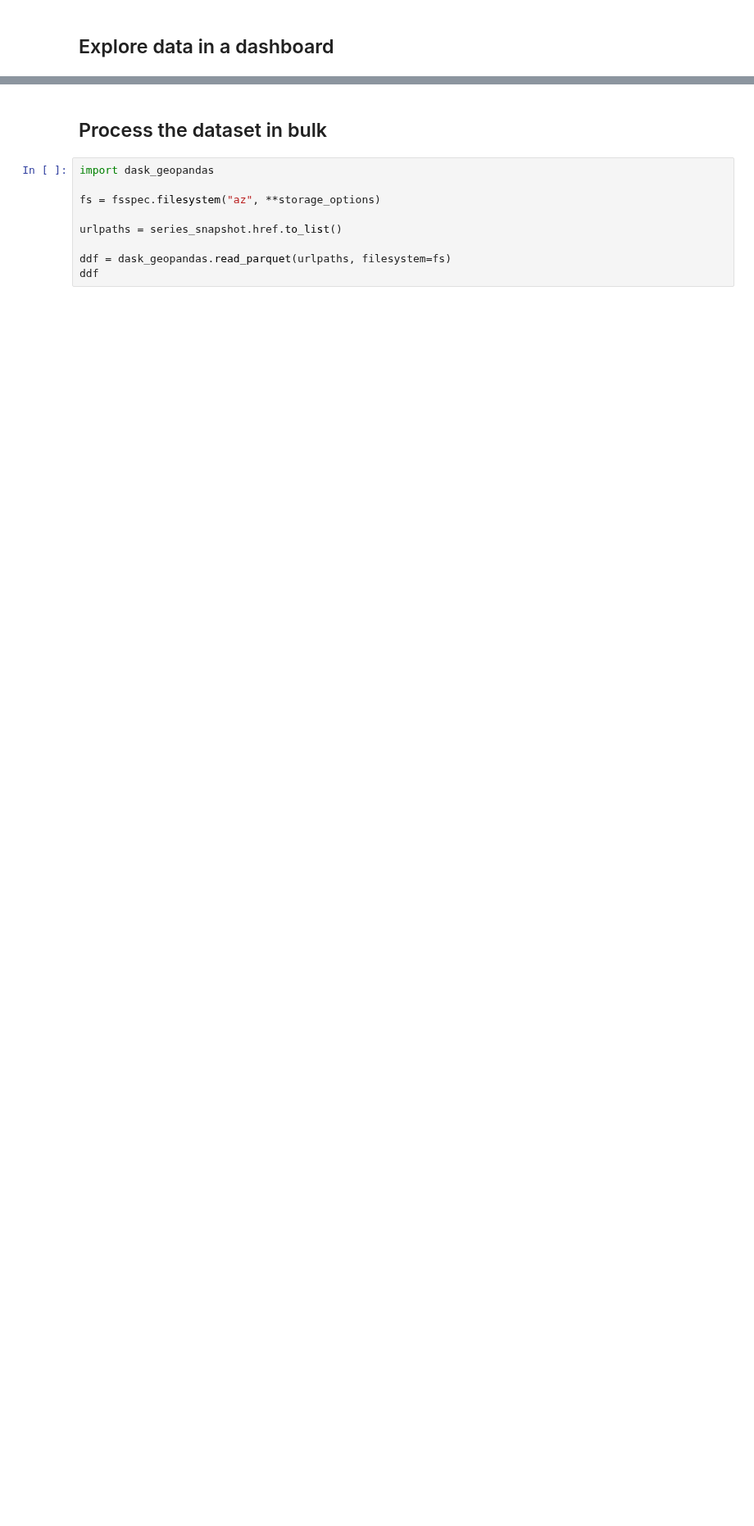
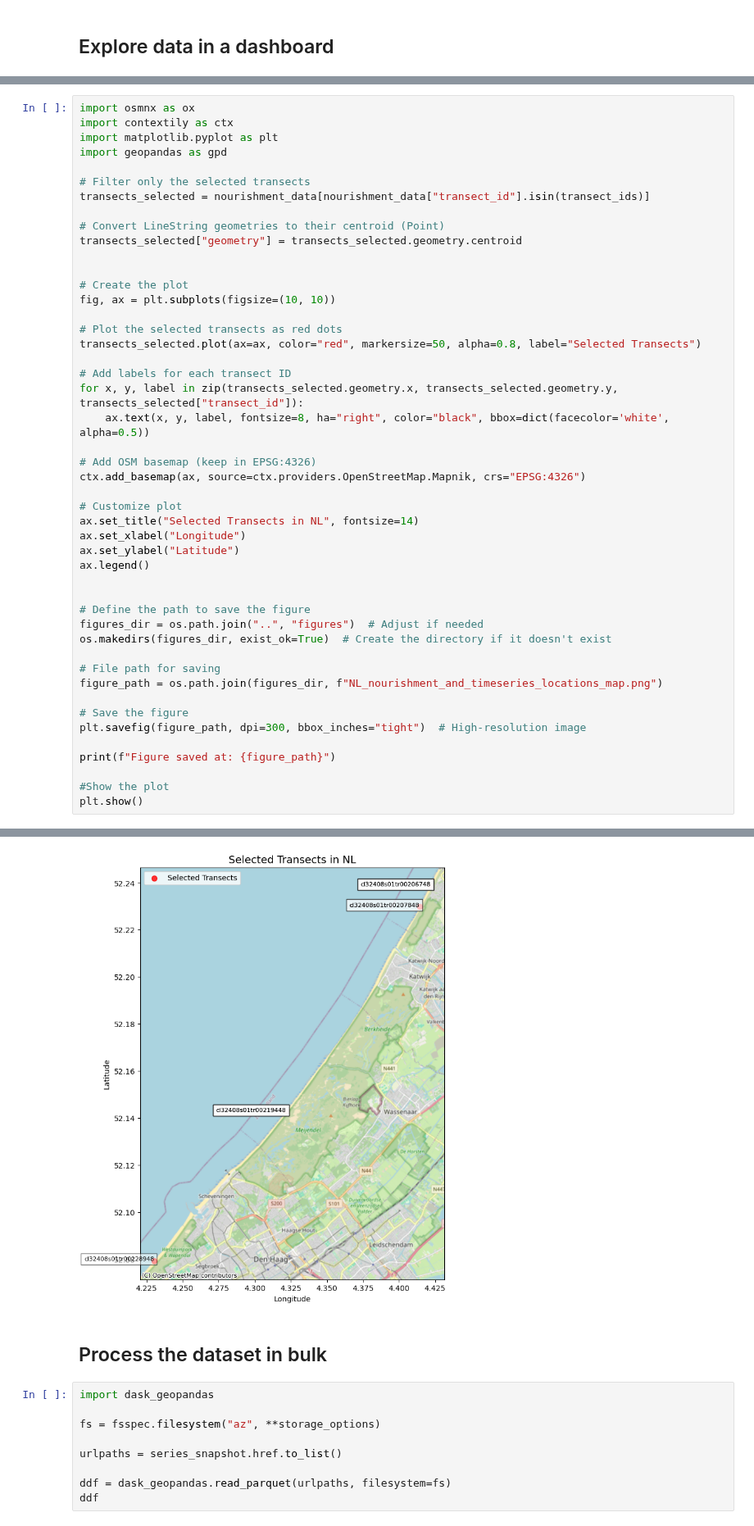
Before and after one commit to juulhemmes/thesis, a Jupyter notebook: tutorials/shorelinemonitor_series.ipynb, the cells around one changed output, grey strips where cells are left out. Shown at 82% size. Cells and saved outputs as stored; diff of their text form; blank space fills up the shorter version.

```diff
--- a/tutorials/shorelinemonitor_series.ipynb
+++ b/tutorials/shorelinemonitor_series.ipynb
@@ -88,0 +302,48 @@ ShorelineSeriesApp(df).show()
+# %%
+import osmnx as ox
+import contextily as ctx
+import matplotlib.pyplot as plt
+import geopandas as gpd
+
+# Filter only the selected transects
+transects_selected = nourishment_data[nourishment_data["transect_id"].isin(transect_ids)]
+
+# Convert LineString geometries to their centroid (Point)
+transects_selected["geometry"] = transects_selected.geometry.centroid
+
+
+# Create the plot
+fig, ax = plt.subplots(figsize=(10, 10))
+
+# Plot the selected transects as red dots
+transects_selected.plot(ax=ax, color="red", markersize=50, alpha=0.8, label="Selected Transects")
+
+# Add labels for each transect ID
+for x, y, label in zip(transects_selected.geometry.x, transects_selected.geometry.y, transects_selected["transect_id"]):
+    ax.text(x, y, label, fontsize=8, ha="right", color="black", bbox=dict(facecolor='white', alpha=0.5))
+
+# Add OSM basemap (keep in EPSG:4326)
+ctx.add_basemap(ax, source=ctx.providers.OpenStreetMap.Mapnik, crs="EPSG:4326")
+
+# Customize plot
+ax.set_title("Selected Transects in NL", fontsize=14)
+ax.set_xlabel("Longitude")
+ax.set_ylabel("Latitude")
+ax.legend()
+
+
+# Define the path to save the figure
+figures_dir = os.path.join("..", "figures")  # Adjust if needed
+os.makedirs(figures_dir, exist_ok=True)  # Create the directory if it doesn't exist
+
+# File path for saving
+figure_path = os.path.join(figures_dir, f"NL_nourishment_and_timeseries_locations_map.png")
+
+# Save the figure
+plt.savefig(figure_path, dpi=300, bbox_inches="tight")  # High-resolution image
+
+print(f"Figure saved at: {figure_path}")
+
+#Show the plot
+plt.show()
+# %% [output]
@@ -89,3 +357,4 @@ ShorelineSeriesApp(df).show()
+[figure, added]
 # %% [markdown]
 ## Process the dataset in bulk
 # %%
```
Also changed, not shown: parts of 15 cells of this notebook, 20 other files.
